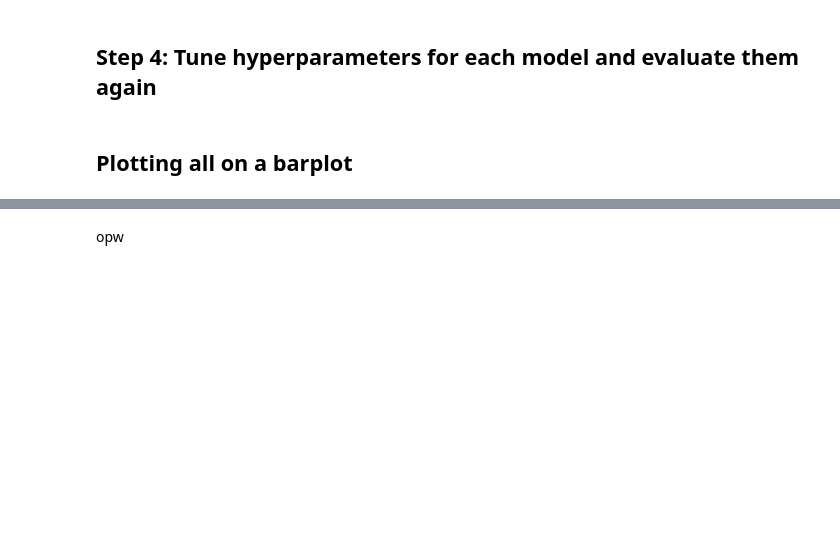
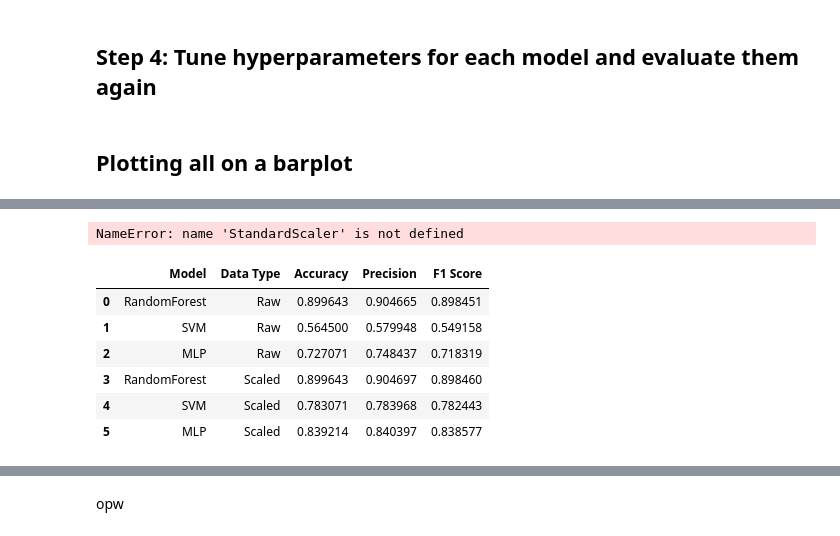
Before and after one commit to yazan6546/Diabetes-Dataset-Analysis, a Jupyter notebook: main.ipynb, the cells around one changed output, grey strips where cells are left out. Saved outputs shown, nothing was run; the diff lists cells and outputs as text; code cells hidden in the pictures; blank space fills up the shorter version.

```diff
--- a/main.ipynb
+++ b/main.ipynb
@@ -877,0 +936,6 @@ plot_metrics(metrics, 'Model Comparison on Different Data Types')
+# %%
+# Train and save models on raw data
+for name, model in models_dict.items():
+    train_and_save_model(model, name, X_train, y_train, 'raw')
+# %% [output]
+NameError: name 'StandardScaler' is not defined
@@ -877,0 +966,14 @@ plot_metrics(metrics, 'Model Comparison on Different Data Types')
+# %%
+# Convert metrics to DataFrame
+metrics_df = pd.DataFrame(metrics)
+
+# Display the DataFrame
+metrics_df
+# %% [output]
+|  | Model | Data Type | Accuracy | Precision | F1 Score |
+| 0 | RandomForest | Raw | 0.899643 | 0.904665 | 0.898451 |
+| 1 | SVM | Raw | 0.564500 | 0.579948 | 0.549158 |
+| 2 | MLP | Raw | 0.727071 | 0.748437 | 0.718319 |
+| 3 | RandomForest | Scaled | 0.899643 | 0.904697 | 0.898460 |
+| 4 | SVM | Scaled | 0.783071 | 0.783968 | 0.782443 |
+| 5 | MLP | Scaled | 0.839214 | 0.840397 | 0.838577 |
```
Also changed, not shown: parts of 17 cells of this notebook.
